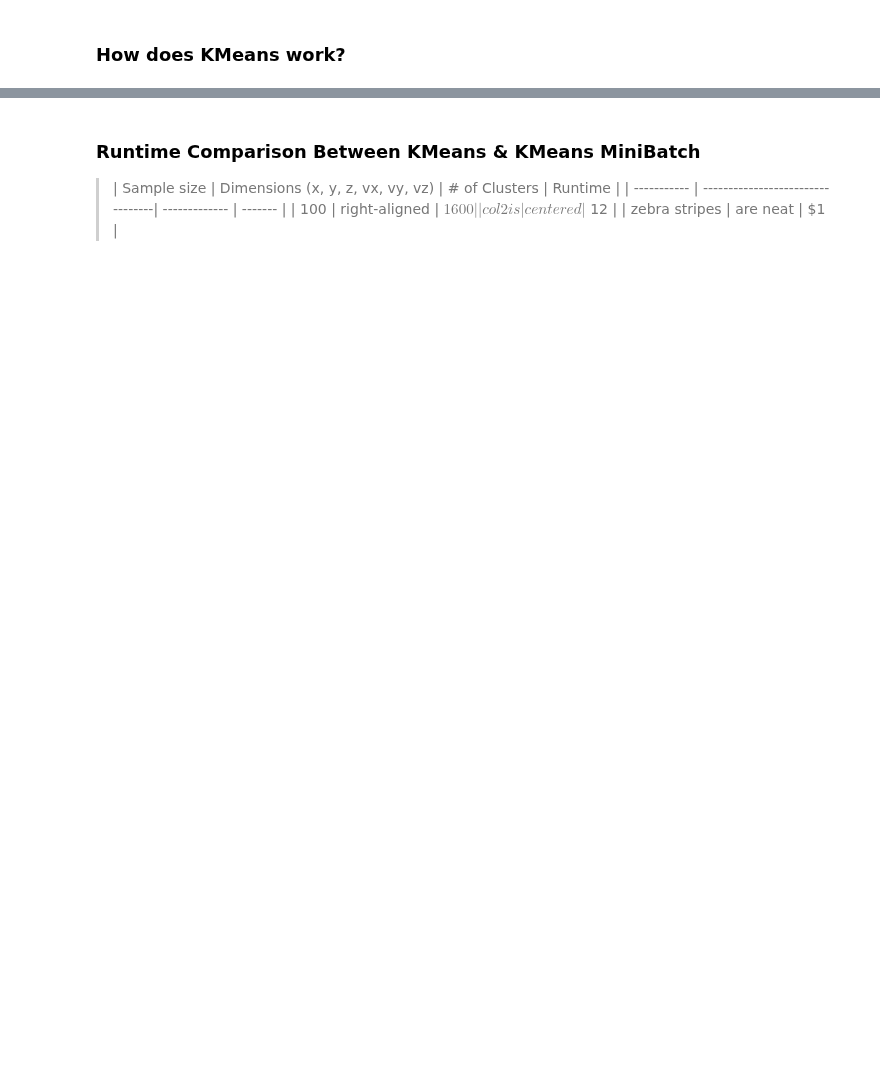
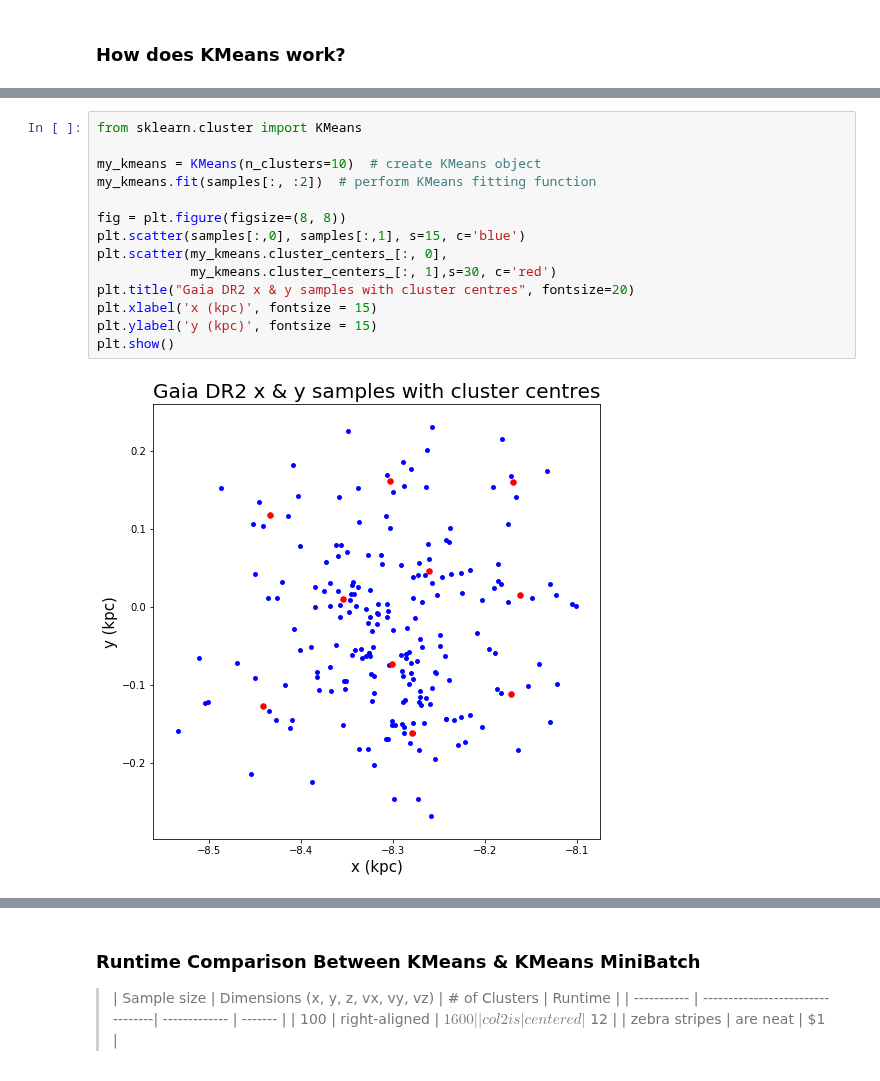
Before and after one commit to mwbub/Gaia-I3, a Jupyter notebook: Code/k_means/Defining_kmeans.ipynb, the cells around one changed output, grey strips where cells are left out. Drawn from its saved outputs; the diff is of its cells as text; blank space fills up the shorter version.

```diff
--- a/Code/k_means/Defining_kmeans.ipynb
+++ b/Code/k_means/Defining_kmeans.ipynb
@@ -52,0 +78,16 @@ MiniBatchKMeans(batch_size=100, compute_labels=True, init='k-means++',
+# %%
+from sklearn.cluster import KMeans
+
+my_kmeans = KMeans(n_clusters=10)  # create KMeans object
+my_kmeans.fit(samples[:, :2])  # perform KMeans fitting function
+
+fig = plt.figure(figsize=(8, 8))
+plt.scatter(samples[:,0], samples[:,1], s=15, c='blue')
+plt.scatter(my_kmeans.cluster_centers_[:, 0],
+            my_kmeans.cluster_centers_[:, 1],s=30, c='red')
+plt.title("Gaia DR2 x & y samples with cluster centres", fontsize=20)
+plt.xlabel('x (kpc)', fontsize = 15)
+plt.ylabel('y (kpc)', fontsize = 15)
+plt.show()
+# %% [output]
+[figure, added]
```
Also changed, not shown: parts of 15 cells of this notebook, 2 other files.
